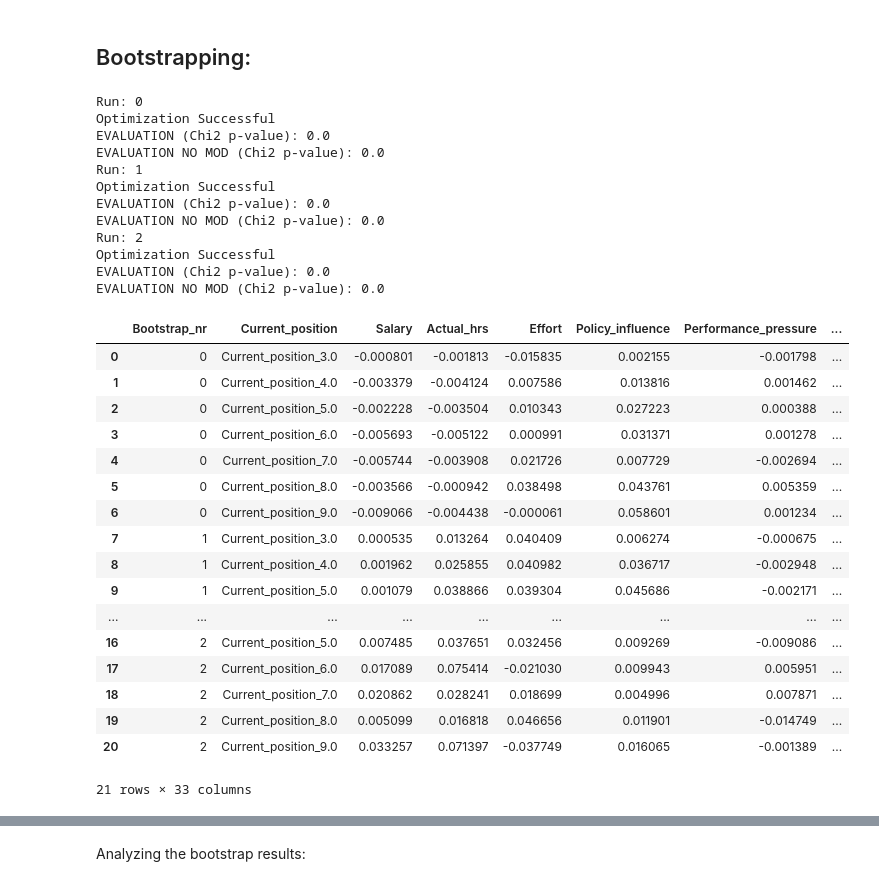
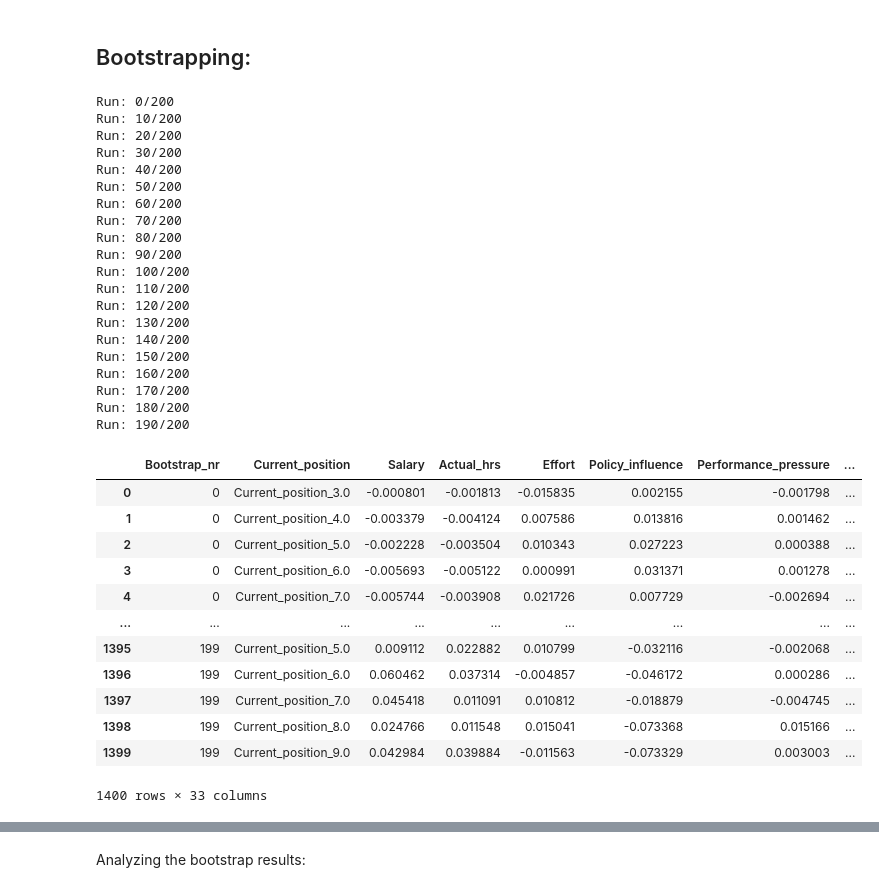
Before and after one commit to AndreiAf02/Job-Satisfaction, a Jupyter notebook: Job_Satisfaction_AT_Seniority.ipynb, the cells around one changed output, grey strips where cells are left out. Cells and saved outputs as stored; diff of their text form; code cells hidden in the pictures.

```diff
--- a/Job_Satisfaction_AT_Seniority.ipynb
+++ b/Job_Satisfaction_AT_Seniority.ipynb
@@ -1199,7 +1199,7 @@ LogLik            2.904892
 # %% [markdown]
 ## Bootstrapping:
 # %%
-times = 3
+times = 200
 
 Evaluation_cols = ['DoF', 'DoF Baseline', 'chi2', 'chi2 p-value', 'chi2 Baseline', 'CFI',
                    'GFI', 'AGFI', 'NFI', 'TLI', 'RMSEA', 'AIC', 'BIC', 'LogLik']
@@ -1214,7 +1214,8 @@ model = semopy.Model(path)
 model_no_mod = semopy.Model(path_no_mod)
 
 for i in range(times):
-  print('Run:', i)
+  if i % 10 ==0:
+    print(f'Run: {i}/{times}')
   data_at_bootstrapped = data_at_formatted_academic_w_dummies.sample(n=len(data_at_formatted_academic_w_dummies), replace=True, random_state=i).reset_index(drop=True)
 
   try:
@@ -1223,11 +1224,11 @@ for i in range(times):
     result_no_mod = model_no_mod.fit(data_at_bootstrapped)
     ins_no_mod = model_no_mod.inspect()
     if 'Optimization terminated successfully' in result.message and 'Optimization terminated successfully' in result_no_mod.message:
-      print('Optimization Successful')
+      # print('Optimization Successful')
 
       ## ---------------- Returning the full indirect path fits for the path model with Age moderation: ----------------------
       fit_evaluation = semopy.calc_stats(model)
-      print('EVALUATION (Chi2 p-value):', float(fit_evaluation['chi2 p-value'].iloc[0]))
+      # print('EVALUATION (Chi2 p-value):', float(fit_evaluation['chi2 p-value'].iloc[0]))
 
       for curr_pos in Current_position_dummy_cols:
         path_coeff = [i, curr_pos]
@@ -1268,7 +1269,7 @@ for i in range(times):
 
       ## ---------------- Returning the full indirect path fits for the path model without Age moderation: ----------------------
       fit_evaluation_no_mod = semopy.calc_stats(model_no_mod)
-      print('EVALUATION NO MOD (Chi2 p-value):', float(fit_evaluation_no_mod['chi2 p-value'].iloc[0]))
+      # print('EVALUATION NO MOD (Chi2 p-value):', float(fit_evaluation_no_mod['chi2 p-value'].iloc[0]))
 
       for curr_pos in Current_position_dummy_cols:
         path_coeff_no_mod = [i, curr_pos]
@@ -1281,57 +1282,61 @@ for i in range(times):
             path_coeff_no_mod.append(np.nan)
         path_coeff_no_mod.append(float(ins_no_mod['Estimate'][(ins_no_mod['rval']==curr_pos) &
                             (ins_no_mod['lval']=='Job_satisfaction')].iloc[0]))
         path_coeff_no_mod = path_coeff_no_mod + fit_evaluation_no_mod.iloc[0].tolist()
         bootstrap_path_values_no_mod.loc[len(bootstrap_path_values_no_mod)] = path_coeff_no_mod
 
       ## Printing the mediation pathways without Age moderation:
       med_coeff_no_mod = [i]
       for work_cond in Working_condition_cols:
         try:
           med_coeff_no_mod.append(float(ins_no_mod['Estimate'][(ins_no_mod['rval']==work_cond) &
                             (ins_no_mod['lval']=='Job_satisfaction')].iloc[0]))
         except:
           med_coeff_no_mod.append(np.nan)
       med_coeff_no_mod = med_coeff_no_mod + fit_evaluation_no_mod.iloc[0].tolist()
       mediation_path_values_no_mod.loc[len(mediation_path_values_no_mod)] = med_coeff_no_mod
     else:
+      print('Run:', i)
       print('Optimization Unsuccessful')
   except:
     pass
 
 
 bootstrap_path_values
 # %% [output]
-Run: 0
-Optimization Successful
-EVALUATION (Chi2 p-value): 0.0
-EVALUATION NO MOD (Chi2 p-value): 0.0
-Run: 1
-Optimization Successful
-EVALUATION (Chi2 p-value): 0.0
-EVALUATION NO MOD (Chi2 p-value): 0.0
-Run: 2
-Optimization Successful
-EVALUATION (Chi2 p-value): 0.0
-EVALUATION NO MOD (Chi2 p-value): 0.0
+Run: 0/200
+Run: 10/200
+Run: 20/200
+Run: 30/200
+Run: 40/200
+Run: 50/200
+Run: 60/200
+Run: 70/200
+Run: 80/200
+Run: 90/200
+Run: 100/200
+Run: 110/200
+Run: 120/200
+Run: 130/200
+Run: 140/200
+Run: 150/200
+Run: 160/200
+Run: 170/200
+Run: 180/200
+Run: 190/200
 |  | Bootstrap_nr | Current_position | Salary | Actual_hrs | Effort | Policy_influence | Performance_pressure | ... |
 | 0 | 0 | Current_position_3.0 | -0.000801 | -0.001813 | -0.015835 | 0.002155 | -0.001798 | ... |
 | 1 | 0 | Current_position_4.0 | -0.003379 | -0.004124 | 0.007586 | 0.013816 | 0.001462 | ... |
 | 2 | 0 | Current_position_5.0 | -0.002228 | -0.003504 | 0.010343 | 0.027223 | 0.000388 | ... |
 | 3 | 0 | Current_position_6.0 | -0.005693 | -0.005122 | 0.000991 | 0.031371 | 0.001278 | ... |
 | 4 | 0 | Current_position_7.0 | -0.005744 | -0.003908 | 0.021726 | 0.007729 | -0.002694 | ... |
-| 5 | 0 | Current_position_8.0 | -0.003566 | -0.000942 | 0.038498 | 0.043761 | 0.005359 | ... |
-| 6 | 0 | Current_position_9.0 | -0.009066 | -0.004438 | -0.000061 | 0.058601 | 0.001234 | ... |
-| 7 | 1 | Current_position_3.0 | 0.000535 | 0.013264 | 0.040409 | 0.006274 | -0.000675 | ... |
-| 8 | 1 | Current_position_4.0 | 0.001962 | 0.025855 | 0.040982 | 0.036717 | -0.002948 | ... |
-| 9 | 1 | Current_position_5.0 | 0.001079 | 0.038866 | 0.039304 | 0.045686 | -0.002171 | ... |
 | ... | ... | ... | ... | ... | ... | ... | ... | ... |
-| 16 | 2 | Current_position_5.0 | 0.007485 | 0.037651 | 0.032456 | 0.009269 | -0.009086 | ... |
-| 17 | 2 | Current_position_6.0 | 0.017089 | 0.075414 | -0.021030 | 0.009943 | 0.005951 | ... |
-| 18 | 2 | Current_position_7.0 | 0.020862 | 0.028241 | 0.018699 | 0.004996 | 0.007871 | ... |
-| 19 | 2 | Current_position_8.0 | 0.005099 | 0.016818 | 0.046656 | 0.011901 | -0.014749 | ... |
-| 20 | 2 | Current_position_9.0 | 0.033257 | 0.071397 | -0.037749 | 0.016065 | -0.001389 | ... |
+| 1395 | 199 | Current_position_5.0 | 0.009112 | 0.022882 | 0.010799 | -0.032116 | -0.002068 | ... |
+| 1396 | 199 | Current_position_6.0 | 0.060462 | 0.037314 | -0.004857 | -0.046172 | 0.000286 | ... |
+| 1397 | 199 | Current_position_7.0 | 0.045418 | 0.011091 | 0.010812 | -0.018879 | -0.004745 | ... |
+| 1398 | 199 | Current_position_8.0 | 0.024766 | 0.011548 | 0.015041 | -0.073368 | 0.015166 | ... |
+| 1399 | 199 | Current_position_9.0 | 0.042984 | 0.039884 | -0.011563 | -0.073329 | 0.003003 | ... |
-21 rows × 33 columns
+1400 rows × 33 columns
 # %%
 bootstrap_path_values.to_csv('AT_bootstrap_path_values.csv')
 mediation_path_values.to_csv('AT_mediation_path_values.csv')
```
Also changed, not shown: parts of 11 cells of this notebook.
